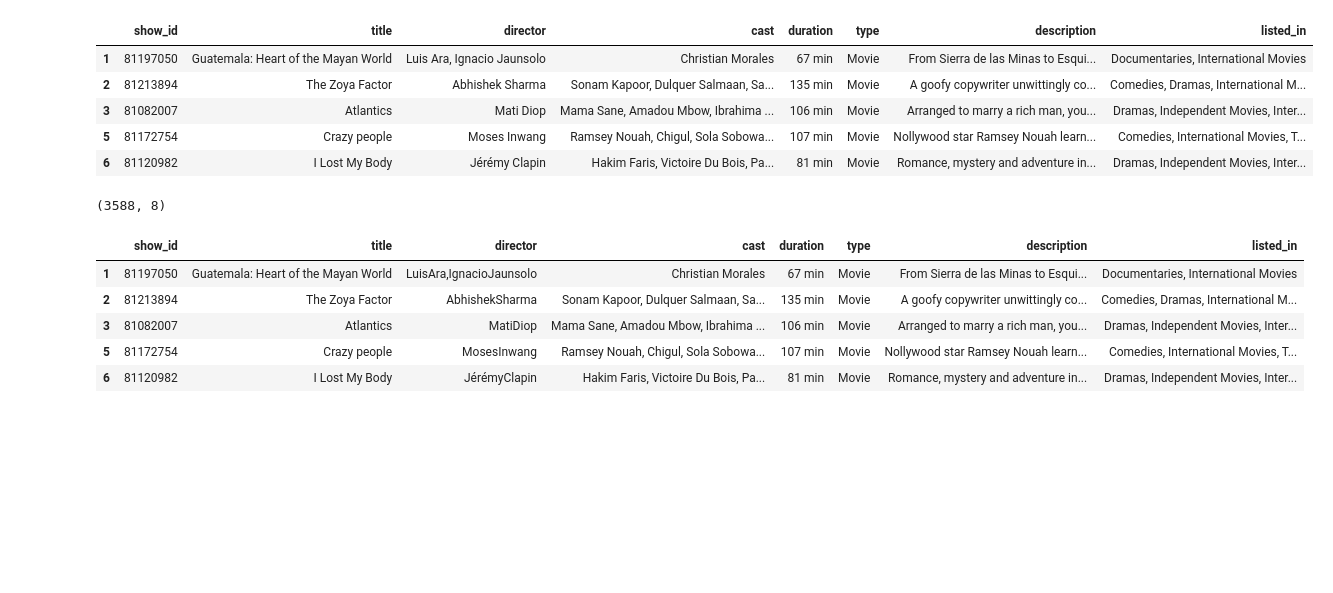
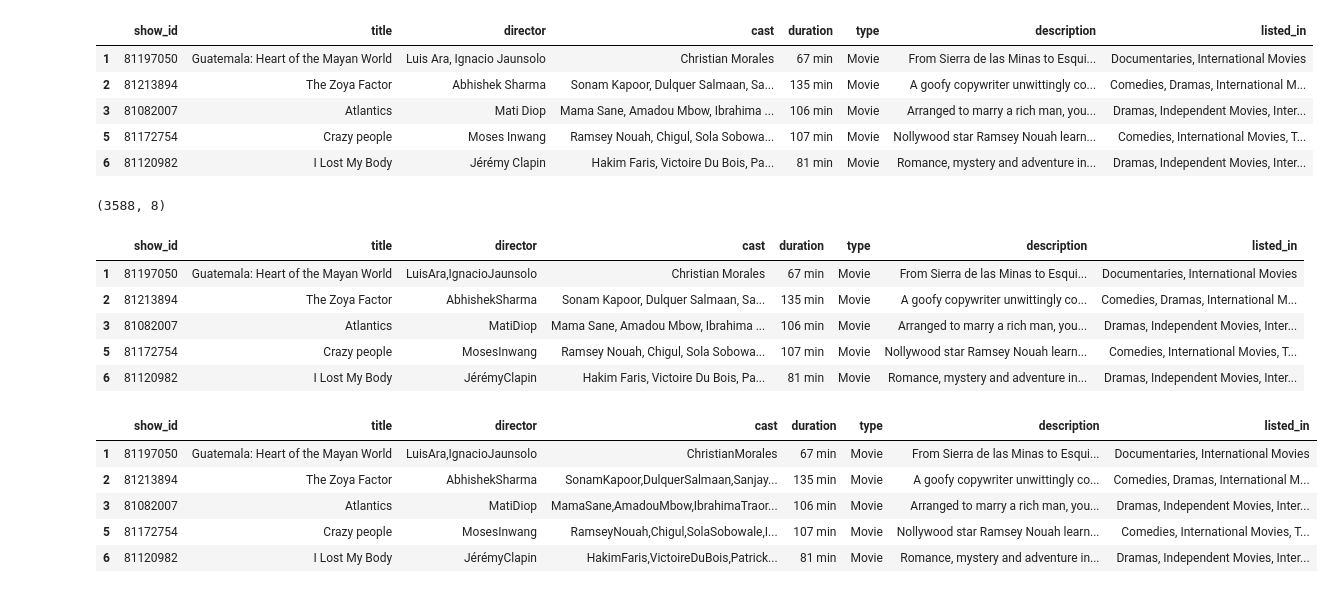
Before and after one commit to Pritishcoder07/Movie_Recommendation, a Jupyter notebook: Movie.ipynb, the cells around one changed output. Saved outputs shown, nothing was run; the diff lists cells and outputs as text; code cells hidden in the pictures; blank space fills up the shorter version.

```diff
--- a/Movie.ipynb
+++ b/Movie.ipynb
@@ -91,3 +91,14 @@ movie.head()
 | 3 | 81082007 | Atlantics | MatiDiop | Mama Sane, Amadou Mbow, Ibrahima ... | 106 min | Movie | Arranged to marry a rich man, you... | Dramas, Independent Movies, Inter... |
 | 5 | 81172754 | Crazy people | MosesInwang | Ramsey Nouah, Chigul, Sola Sobowa... | 107 min | Movie | Nollywood star Ramsey Nouah learn... | Comedies, International Movies, T... |
 | 6 | 81120982 | I Lost My Body | JérémyClapin | Hakim Faris, Victoire Du Bois, Pa... | 81 min | Movie | Romance, mystery and adventure in... | Dramas, Independent Movies, Inter... |
+# %%
+movie['cast'] = movie['cast'].apply(remove_internal_spaces_from_names)
+# %%
+movie.head()
+# %% [output]
+|  | show_id | title | director | cast | duration | type | description | listed_in |
+| 1 | 81197050 | Guatemala: Heart of the Mayan World | LuisAra,IgnacioJaunsolo | ChristianMorales | 67 min | Movie | From Sierra de las Minas to Esqui... | Documentaries, International Movies |
+| 2 | 81213894 | The Zoya Factor | AbhishekSharma | SonamKapoor,DulquerSalmaan,Sanjay... | 135 min | Movie | A goofy copywriter unwittingly co... | Comedies, Dramas, International M... |
+| 3 | 81082007 | Atlantics | MatiDiop | MamaSane,AmadouMbow,IbrahimaTraor... | 106 min | Movie | Arranged to marry a rich man, you... | Dramas, Independent Movies, Inter... |
+| 5 | 81172754 | Crazy people | MosesInwang | RamseyNouah,Chigul,SolaSobowale,I... | 107 min | Movie | Nollywood star Ramsey Nouah learn... | Comedies, International Movies, T... |
+| 6 | 81120982 | I Lost My Body | JérémyClapin | HakimFaris,VictoireDuBois,Patrick... | 81 min | Movie | Romance, mystery and adventure in... | Dramas, Independent Movies, Inter... |
```
Also changed, not shown: parts of 4 cells of this notebook.
